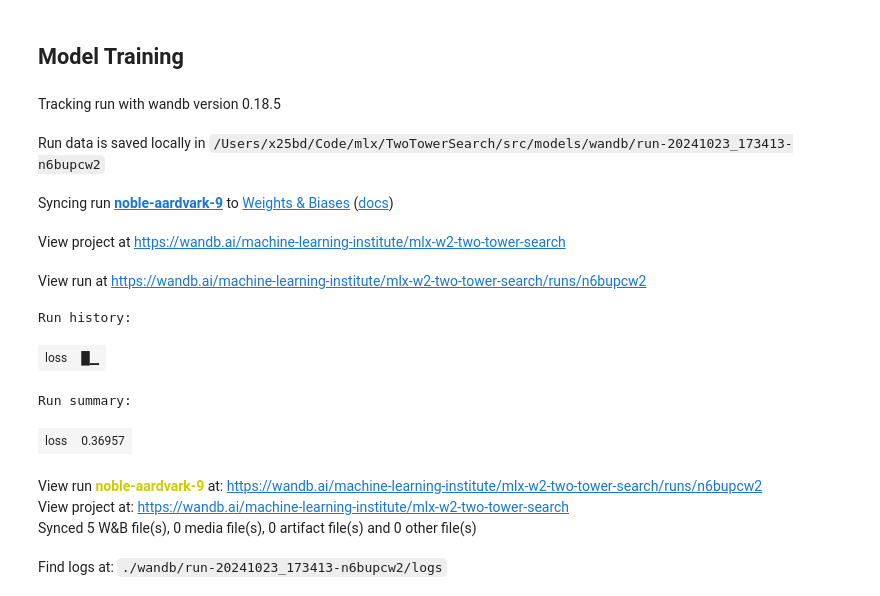
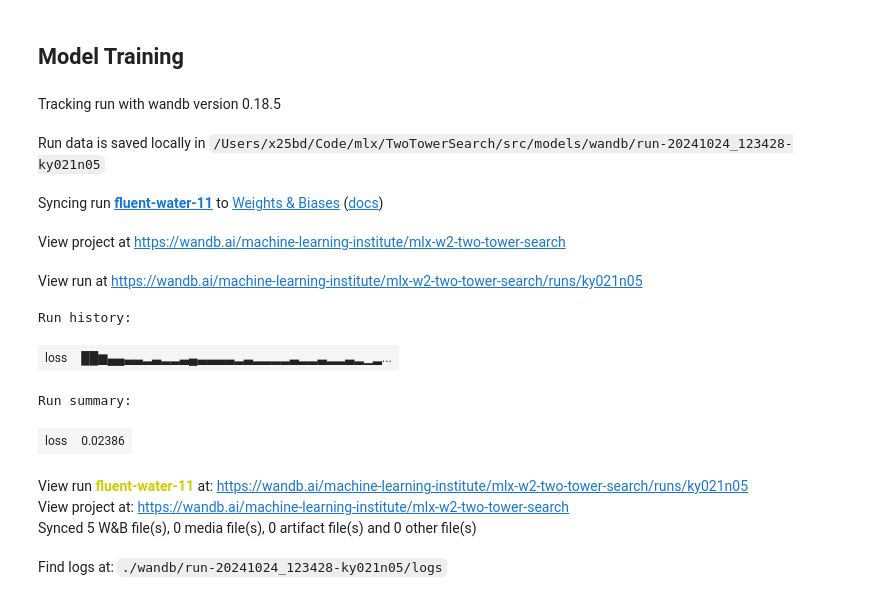
Before and after one commit to johnx25bd/mlx-two-tower-search, a Jupyter notebook: src/models/TwoTowerEncoder.ipynb, the cells around one changed output. Drawn from its saved outputs; the diff is of its cells as text; code cells hidden in the pictures.

```diff
--- a/src/models/TwoTowerEncoder.ipynb
+++ b/src/models/TwoTowerEncoder.ipynb
@@ -45,17 +45,14 @@ from core import DocumentDataset, TwoTowerModel, loss_fn
 # Define HYPERPARAMETERS
 RANDOM_SEED = 42
 FREEZE_EMBEDDINGS = True
-Q_SEQ_LENGTH = 10
-D_SEQ_LENGTH = 400
 VERBOSE = True
-EMBEDDING_DIM = embeddings.shape[1]
 HIDDEN_DIM = 128
 NUM_LAYERS = 1
-VOCAB_SIZE = len(vocab)
 MARGIN = 0.5
 LEARNING_RATE = 0.001
 NUM_EPOCHS = 2
 MODEL_NAME = "mlx-w2-two-tower-search"
+PROJECTION_DIM = 64
 # %%
 # Load embeddings
 vocab,embeddings, word_to_idx = load_word2vec()
@@ -65,7 +65,7 @@ embedding_layer = nn.Embedding.from_pretrained(embeddings, freeze=FREEZE_EMBEDDI
 df = pd.read_parquet('../data/training.parquet')
 df_validation = pd.read_parquet('../data/validation.parquet')
 df_test = pd.read_parquet('../data/test.parquet')
-df = df.sample(n=10000, random_state=RANDOM_SEED)
+# df = df.sample(n=10000, random_state=RANDOM_SEED)
 # %%
 # Preprocess data
 
@@ -74,6 +74,6 @@ df.loc[:, 'doc_rel_tokens'] = df['doc_relevant'].apply(lambda x: str_to_tokens(x
 df.loc[:, 'doc_irr_tokens'] = df['doc_irrelevant'].apply(lambda x: str_to_tokens(x, word_to_idx))
 df.loc[:, 'query_tokens'] = df['query'].apply(lambda x: str_to_tokens(x, word_to_idx))
 
-df['doc_rel_tkn_length'] = df['doc_rel_tokens'].apply(len)
-df['doc_irr_tkn_length'] = df['doc_irr_tokens'].apply(len)
-df['query_tkn_length'] = df['query_tokens'].apply(len)
+# df['doc_rel_tkn_length'] = df['doc_rel_tokens'].apply(len)
+# df['doc_irr_tkn_length'] = df['doc_irr_tokens'].apply(len)
+# df['query_tkn_length'] = df['query_tokens'].apply(len)
@@ -130,7 +136,7 @@ from utils.collate import collate
 # %%
 
 # Create model
-model = TwoTowerModel(embedding_dim=EMBEDDING_DIM, hidden_dim=HIDDEN_DIM, num_layers=NUM_LAYERS, embedding_layer=embedding_layer, margin=MARGIN)
+model = TwoTowerModel(embedding_dim=EMBEDDING_DIM, projection_dim=PROJECTION_DIM, embedding_layer=embedding_layer, margin=MARGIN)
 # %%
 optimizer = optim.Adam(model.parameters(), lr=LEARNING_RATE)
 # %%
@@ -166,35 +172,33 @@ Loss: 0.491870254278183
 # %%
 wandb.init(project=MODEL_NAME)
 for epoch in range(NUM_EPOCHS):
     for batch_idx, batch in enumerate(dataloader):
         docs_rel, docs_irr, queries, docs_rel_mask, docs_irr_mask, query_mask = batch
 
         similarity_rel = model(docs_rel, queries, doc_mask=docs_rel_mask, query_mask=query_mask)
         similarity_irr = model(docs_irr, queries, doc_mask=docs_irr_mask, query_mask=query_mask)
 
         loss = loss_fn(similarity_rel, similarity_irr, MARGIN)
         optimizer.zero_grad()
         loss.backward()
         optimizer.step()
         wandb.log({"loss": loss.item()})
-        i += 1
-        if i > 2:
-            break
+
     if epoch % 2 == 0:
         save_checkpoint(model, epoch, MODEL_NAME)
 
 wandb.finish()
 # %% [output]
 Tracking run with wandb version 0.18.5
-Run data is saved locally in /Users/x25bd/Code/mlx/TwoTowerSearch/src/models/wandb/run-20241023_173413-n6bupcw2
+Run data is saved locally in /Users/x25bd/Code/mlx/TwoTowerSearch/src/models/wandb/run-20241024_123428-ky021n05
-Syncing run noble-aardvark-9 to Weights & Biases (docs)
+Syncing run fluent-water-11 to Weights & Biases (docs)
 View project at https://wandb.ai/machine-learning-institute/mlx-w2-two-tower-search
-View run at https://wandb.ai/machine-learning-institute/mlx-w2-two-tower-search/runs/n6bupcw2
+View run at https://wandb.ai/machine-learning-institute/mlx-w2-two-tower-search/runs/ky021n05
 Run history:
-| loss | █▁ |
+| loss | ██▆▄▄▃▃▂▃▂▂▃▄▃▃▃▃▂▃▂▂▂▂▃▂▂▃▂▂▃▂▁▂... |
 Run summary:
-| loss | 0.36957 |
+| loss | 0.02386 |
-View run noble-aardvark-9 at: https://wandb.ai/machine-learning-institute/mlx-w2-two-tower-search/runs/n6bupcw2
+View run fluent-water-11 at: https://wandb.ai/machine-learning-institute/mlx-w2-two-tower-search/runs/ky021n05
 View project at: https://wandb.ai/machine-learning-institute/mlx-w2-two-tower-search
 Synced 5 W&B file(s), 0 media file(s), 0 artifact file(s) and 0 other file(s)
-Find logs at: ./wandb/run-20241023_173413-n6bupcw2/logs
+Find logs at: ./wandb/run-20241024_123428-ky021n05/logs
```
Also changed, not shown: parts of 3 cells of this notebook, 2 other files.
